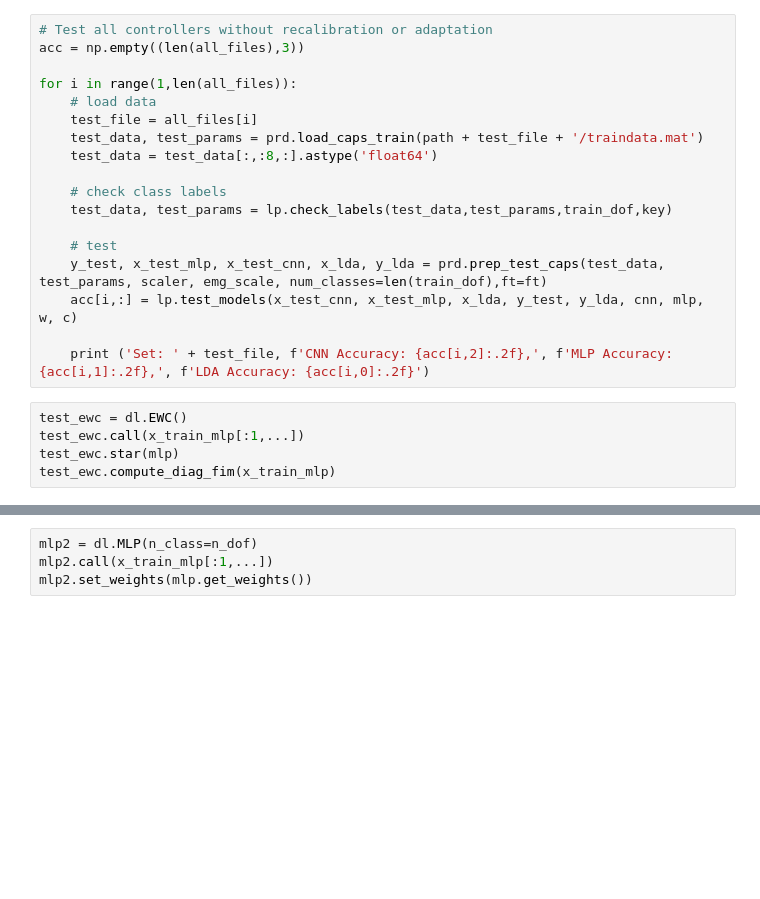
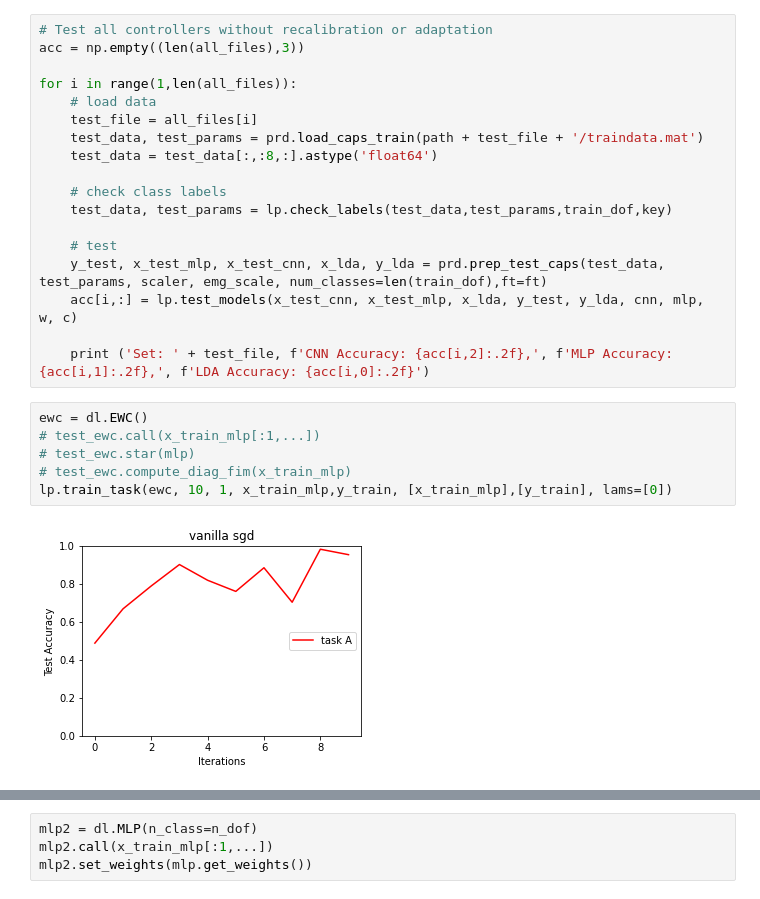
Before and after one commit to yuniteh/adaptive, a Jupyter notebook: python/main.ipynb, the cells around one changed output, grey strips where cells are left out. Saved outputs shown, nothing was run; the diff lists cells and outputs as text; blank space fills up the shorter version.

```diff
--- a/python/main.ipynb
+++ b/python/main.ipynb
@@ -63,7 +63,10 @@ for i in range(1,len(all_files)):
 
     print ('Set: ' + test_file, f'CNN Accuracy: {acc[i,2]:.2f},', f'MLP Accuracy: {acc[i,1]:.2f},', f'LDA Accuracy: {acc[i,0]:.2f}')
 # %%
-test_ewc = dl.EWC()
-test_ewc.call(x_train_mlp[:1,...])
-test_ewc.star(mlp)
-test_ewc.compute_diag_fim(x_train_mlp)
+ewc = dl.EWC()
+# test_ewc.call(x_train_mlp[:1,...])
+# test_ewc.star(mlp)
+# test_ewc.compute_diag_fim(x_train_mlp)
+lp.train_task(ewc, 10, 1, x_train_mlp,y_train, [x_train_mlp],[y_train], lams=[0])
+# %% [output]
+[figure, added]
```
Also changed, not shown: parts of 4 cells of this notebook, 2 other files.
